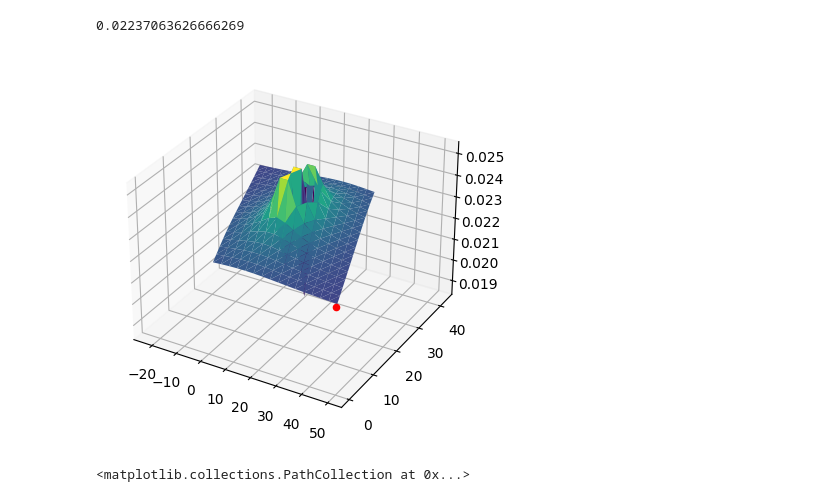
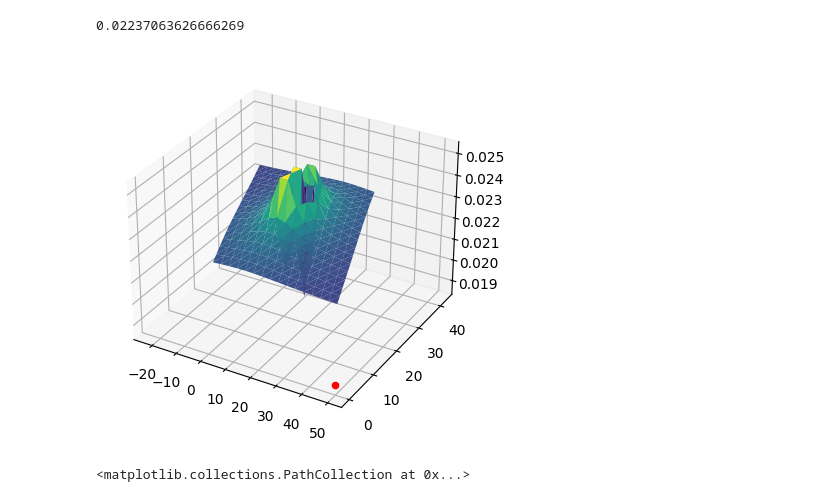
Before and after one commit to Lepip/defects_forecast, a Jupyter notebook: upd.ipynb, the cells around one changed output. Drawn from its saved outputs; the diff is of its cells as text; code cells hidden in the pictures.

```diff
--- a/upd.ipynb
+++ b/upd.ipynb
@@ -502,0 +650,3 @@ for i in range(40):
+# %%
+for i in range(5):
+    print_atom_structure(create_printable_structure_MoS2(structure, best_sets[i*4]))
@@ -503,9 +848,22 @@ for i in range(40):
+# %%
+def array_to_dict(arr):
+    return {i: arr[i] for i in range(len(arr))}
+def generate_random_sum_set(k, n):
+    if k == 1:
+        return np.array([n])
+    n += k
+    dividers = np.sort(np.random.choice(range(1, n), k - 1, replace=False))
+    result = np.diff(np.concatenate(([0], dividers, [n])))
+    result -= 1
+    return array_to_dict(result)
 # %%
-import time
-a = 0
-b = 0
-start_time = time.time()
-for thing in batch_op:
-    b += 1
-    a += thing.get_energy()
-print('Elapsed time: ', time.time() - start_time)
+max_number_of_defects = 30
+number_of_structs = 20
+empty_set = DefectSet(eval_function)
+test_structures = []
+for number_of_defects in range(1, max_number_of_defects + 1):
+    test_structures.append([])
+    for struct_id in range(1, number_of_structs + 1):
+        defects = generate_random_sum_set(4, number_of_defects)
+        structure = random_defects(empty_set, defects)
+        test_structures[number_of_defects-1].append(structure)
@@ -563,8 +953,8 @@ y = [item[1] for sublist in array_3d for item in sublist]
 cell_coords = np.indices(array_3d.shape[:2]).reshape(2, -1).T
 
 cel_c = []
-cur_set = best_set.copy()
-defect = Defect(3,(1, 0, 15))
+cur_set = better_set.copy()
+defect = Defect(3,(1, 9, 8))
 cur_set.remove_defect(defect)
 grub = []
 for idx, (cell_x, cell_y) in enumerate(cell_coords):
@@ -601,12 +991,12 @@ cur_set.get_energy()-mean_thing
 # %%
 from mpl_toolkits.mplot3d import Axes3D
 fig = plt.figure()
 ax = fig.add_subplot(projection='3d')
 ax.plot_trisurf(x, y, cel_c, cmap='viridis')
-ax.scatter(50, 0, best_set.get_energy()-mean_thing, c='red', marker='o', label='Point of interest')
+ax.scatter(50, 0, better_set.get_energy()-mean_thing, c='red', marker='o', label='Point of interest')
 plt.show()
 # %% [output]
-[figure, old version]
+[figure, new version]
 # %%
 grub = [i for i in grub if i != 0]
 cel_c = [i for i in cel_c if i != 0]
```
Also changed, not shown: parts of 84 cells of this notebook.
